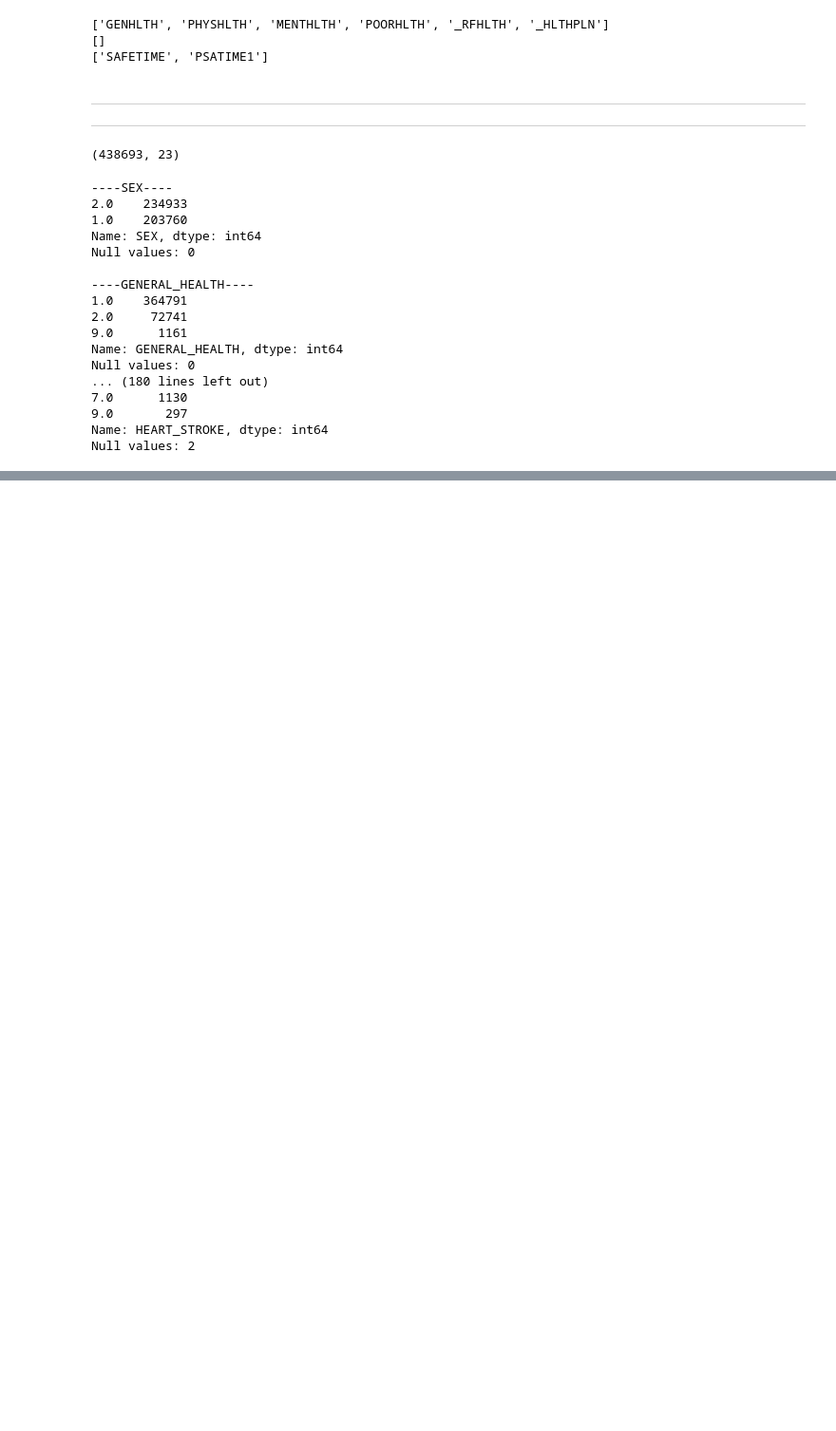
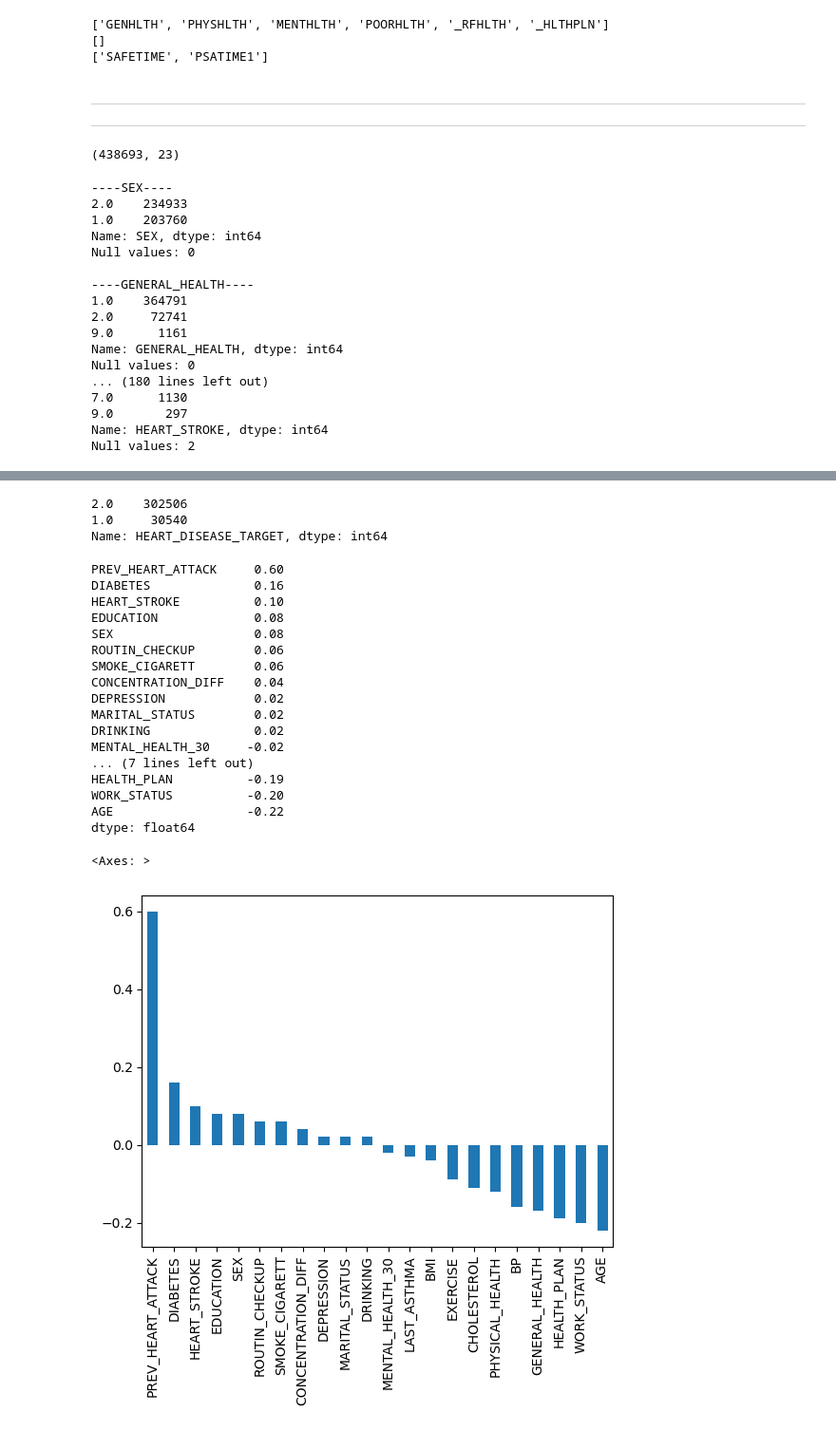
Before and after one commit to leahkrause/project-4, a Jupyter notebook: CDC.ipynb, the cells around one changed output, grey strips where cells are left out. Shown at 95% size. Saved outputs shown, nothing was run; the diff lists cells and outputs as text; code cells hidden in the pictures; blank space fills up the shorter version.

```diff
--- a/CDC.ipynb
+++ b/CDC.ipynb
@@ -186,0 +143,2 @@ heart_df.to_csv('cdc_heart.csv')
+# %%
+heart_df_clean=heart_df.copy()
@@ -186,0 +165,4 @@ heart_df.to_csv('cdc_heart.csv')
+# %%
+#Removing null values
+heart_df_clean=heart_df_clean.dropna()
+print(heart_df_clean.isnull().sum())
@@ -186,0 +187,6 @@ heart_df.to_csv('cdc_heart.csv')
+# %%
+heart_df_clean['HEART_DISEASE_TARGET'].value_counts()
+# %% [output]
+2.0    302506
+1.0     30540
+Name: HEART_DISEASE_TARGET, dtype: int64
@@ -186,0 +206,24 @@ heart_df.to_csv('cdc_heart.csv')
+# %%
+#Corr with HEART_STROKE
+print(round(heart_df_clean.corrwith(heart_df_clean['HEART_DISEASE_TARGET']),2).sort_values(ascending=False).drop('HEART_DISEASE_TARGET'))
+round(heart_df_clean.corrwith(heart_df_clean['HEART_DISEASE_TARGET']),2).sort_values(ascending=False).drop('HEART_DISEASE_TARGET').plot(kind='bar')
+# %% [output]
+PREV_HEART_ATTACK     0.60
+DIABETES              0.16
+HEART_STROKE          0.10
+EDUCATION             0.08
+SEX                   0.08
+ROUTIN_CHECKUP        0.06
+SMOKE_CIGARETT        0.06
+CONCENTRATION_DIFF    0.04
+DEPRESSION            0.02
+MARITAL_STATUS        0.02
+DRINKING              0.02
+MENTAL_HEALTH_30     -0.02
+... (7 lines left out)
+HEALTH_PLAN          -0.19
+WORK_STATUS          -0.20
+AGE                  -0.22
+dtype: float64
+<Axes: >
+[figure, added]
```
Also changed, not shown: parts of 20 cells of this notebook, 2 other files.
